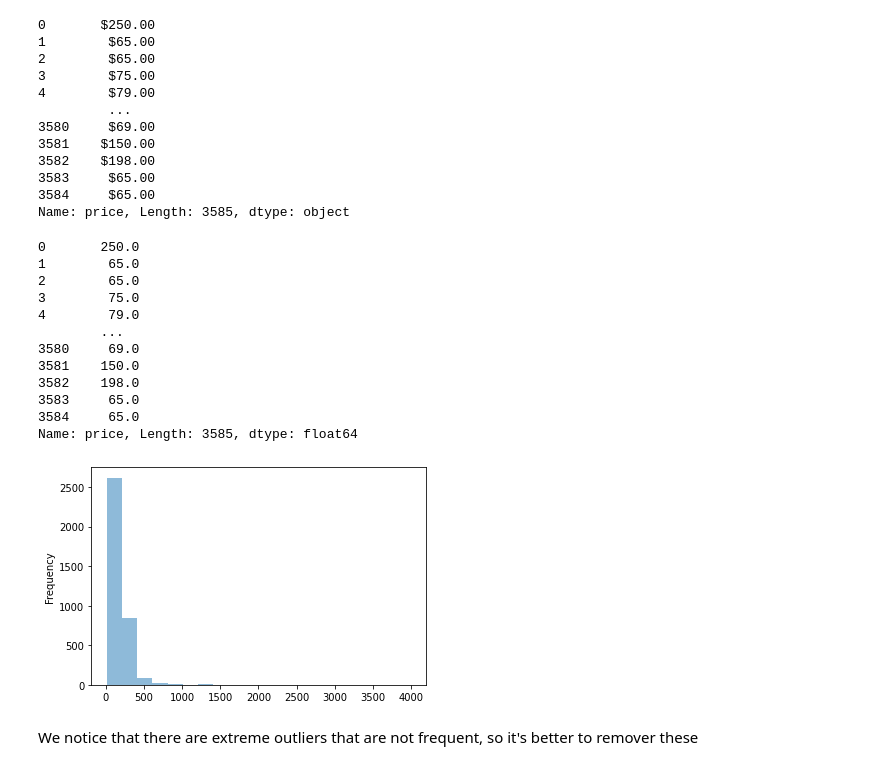
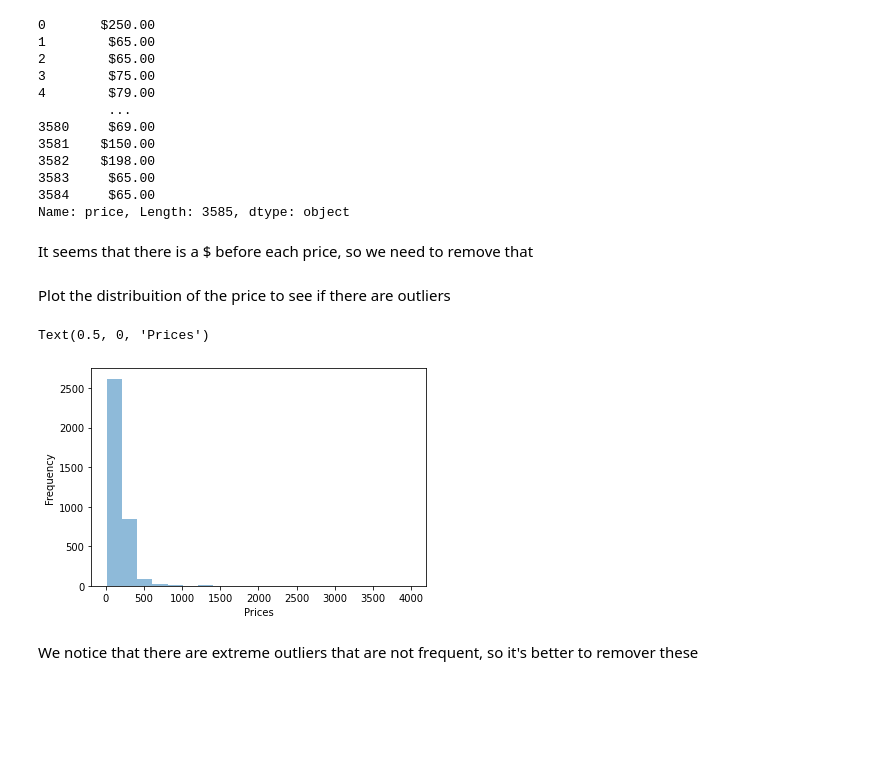
Before and after one commit to mai0elkady/Boston_airbnb_data_analysis, a Jupyter notebook: Boston_airbnb.ipynb, the cells around one changed output. Cells and saved outputs as stored; diff of their text form; code cells hidden in the pictures; blank space fills up the shorter version.

```diff
--- a/Boston_airbnb.ipynb
+++ b/Boston_airbnb.ipynb
@@ -150,31 +150,22 @@ smaller_listings['price']
 3583     $65.00
 3584     $65.00
 Name: price, Length: 3585, dtype: object
+# %% [markdown]
+It seems that there is a $ before each price, so we need to remove that
 # %%
 #we can remove the $ infront of the price and treat it as quatitative variable
 #also remove the ,s in the price to convert it to float later
 smaller_listings['price'] = smaller_listings['price'].map(lambda val: val.replace("$",'').replace(",",''), na_action = 'ignore')
 smaller_listings = smaller_listings.astype({'price': 'float64'})
-# %%
-smaller_listings['price']
-# %% [output]
-0       250.0
-1        65.0
-2        65.0
-3        75.0
-4        79.0
-        ...
-3580     69.0
-3581    150.0
-3582    198.0
-3583     65.0
-3584     65.0
-Name: price, Length: 3585, dtype: float64
+# %% [markdown]
+Plot the distribuition of the price to see if there are outliers
 # %%
 #histogram of price
 ax = smaller_listings['price'].plot.hist(bins=20,alpha=0.5)
+plt.xlabel("Prices")
 # %% [output]
+Text(0.5, 0, 'Prices')
-[figure, old version]
+[figure, new version]
 # %% [markdown]
 We notice that there are extreme outliers that are not frequent, so it's better to remover these
 # %%
```
Also changed, not shown: parts of 56 cells of this notebook.
